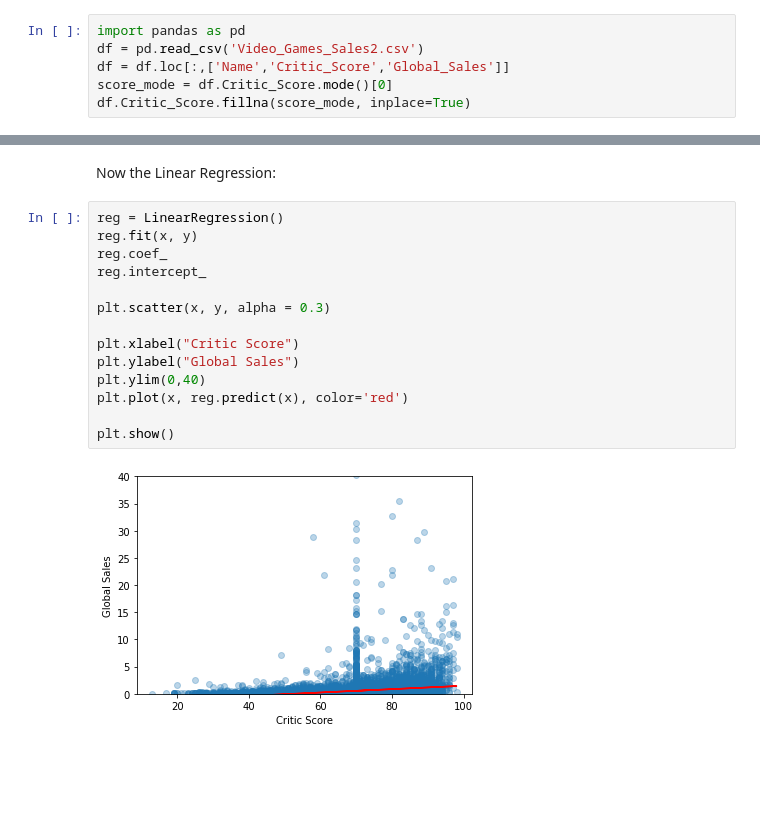
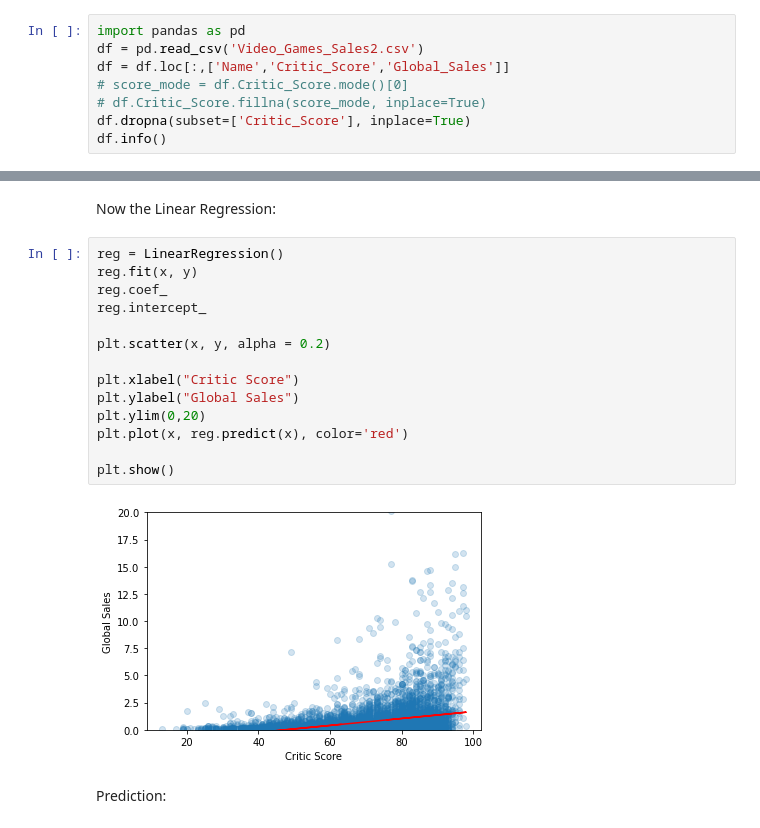
Before and after one commit to Hussino/Data-Mining, a Jupyter notebook: Linear Regression/Linear Regression HW.ipynb, the cells around one changed output, grey strips where cells are left out. Drawn from its saved outputs; the diff is of its cells as text; blank space fills up the shorter version.

```diff
--- a/Linear Regression/Linear Regression HW.ipynb
+++ b/Linear Regression/Linear Regression HW.ipynb
@@ -7,6 +7,8 @@ which is a score of 70.0.
 import pandas as pd
 df = pd.read_csv('Video_Games_Sales2.csv')
 df = df.loc[:,['Name','Critic_Score','Global_Sales']]
-score_mode = df.Critic_Score.mode()[0]
-df.Critic_Score.fillna(score_mode, inplace=True)
+# score_mode = df.Critic_Score.mode()[0]
+# df.Critic_Score.fillna(score_mode, inplace=True)
+df.dropna(subset=['Critic_Score'], inplace=True)
+df.info()
 # %% [output]
@@ -45,16 +52,18 @@ Now the Linear Regression:
 # %%
 reg = LinearRegression()
 reg.fit(x, y)
 reg.coef_
 reg.intercept_
 
-plt.scatter(x, y, alpha = 0.3)
+plt.scatter(x, y, alpha = 0.2)
 
 plt.xlabel("Critic Score")
 plt.ylabel("Global Sales")
-plt.ylim(0,40)
+plt.ylim(0,20)
 plt.plot(x, reg.predict(x), color='red')
 
 plt.show()
 # %% [output]
-[figure, old version]
+[figure, new version]
+# %% [markdown]
+Prediction:
```
Also changed, not shown: parts of 4 cells of this notebook, 50 other files.
